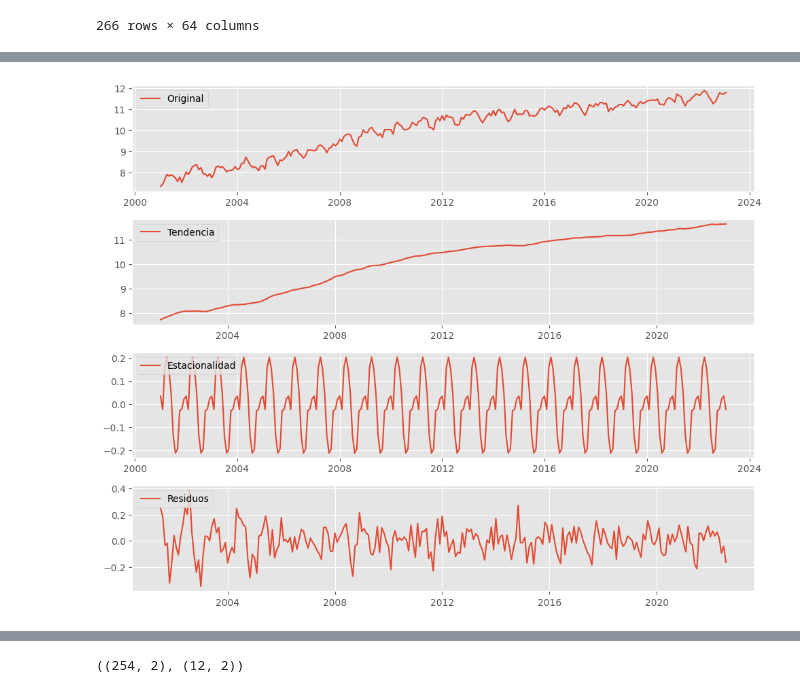
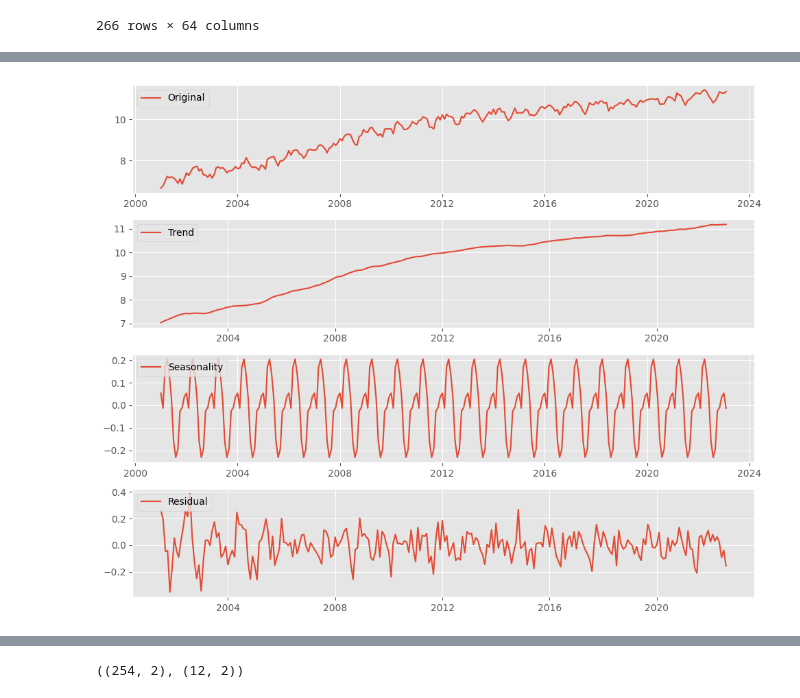
Before and after one commit to DavidCastro88/USWindEnergyProductionForecasts, a Jupyter notebook: USWindEnergyProductionForecasts.ipynb, the cells around one changed output, grey strips where cells are left out. Cells and saved outputs as stored; diff of their text form; code cells hidden in the pictures.

```diff
--- a/USWindEnergyProductionForecasts.ipynb
+++ b/USWindEnergyProductionForecasts.ipynb
@@ -82,5 +97,5 @@ Index(['date', 'wind', 'wind_united_states', 'wind_new_england',
 # %%
-data_wind['suma'] = data_wind.iloc[:, 3:].sum(axis=1)
+data_wind['suma'] = data_wind.iloc[:, 3:].apply(pd.to_numeric, errors='coerce').sum(axis=1)
 serie=data_wind[['date','suma']]
 # %%
 serie=serie.rename(columns={'suma':'wind_power'})
@@ -139,22 +156,22 @@ plt.show()
 # %%
 import statsmodels.api as sm
 
 serie.index = pd.to_datetime(serie.index)
 decomposition = sm.tsa.seasonal_decompose(serie['wind_power_log'], model='additive')
 plt.figure(figsize=(10, 8))
 plt.subplot(4, 1, 1)
 plt.plot(serie.index, serie['wind_power_log'], label='Original')
 plt.legend(loc='upper left')
 plt.subplot(4, 1, 2)
-plt.plot(serie.index, decomposition.trend, label='Tendencia')
+plt.plot(serie.index, decomposition.trend, label='Trend')
 plt.legend(loc='upper left')
 plt.subplot(4, 1, 3)
-plt.plot(serie.index, decomposition.seasonal, label='Estacionalidad')
+plt.plot(serie.index, decomposition.seasonal, label='Seasonality')
 plt.legend(loc='upper left')
 plt.subplot(4, 1, 4)
-plt.plot(serie.index, decomposition.resid, label='Residuos')
+plt.plot(serie.index, decomposition.resid, label='Residual')
 plt.legend(loc='upper left')
 plt.tight_layout()
 plt.show()
 # %% [output]
-[figure, old version]
+[figure, new version]
```
Also changed, not shown: parts of 50 cells of this notebook.
